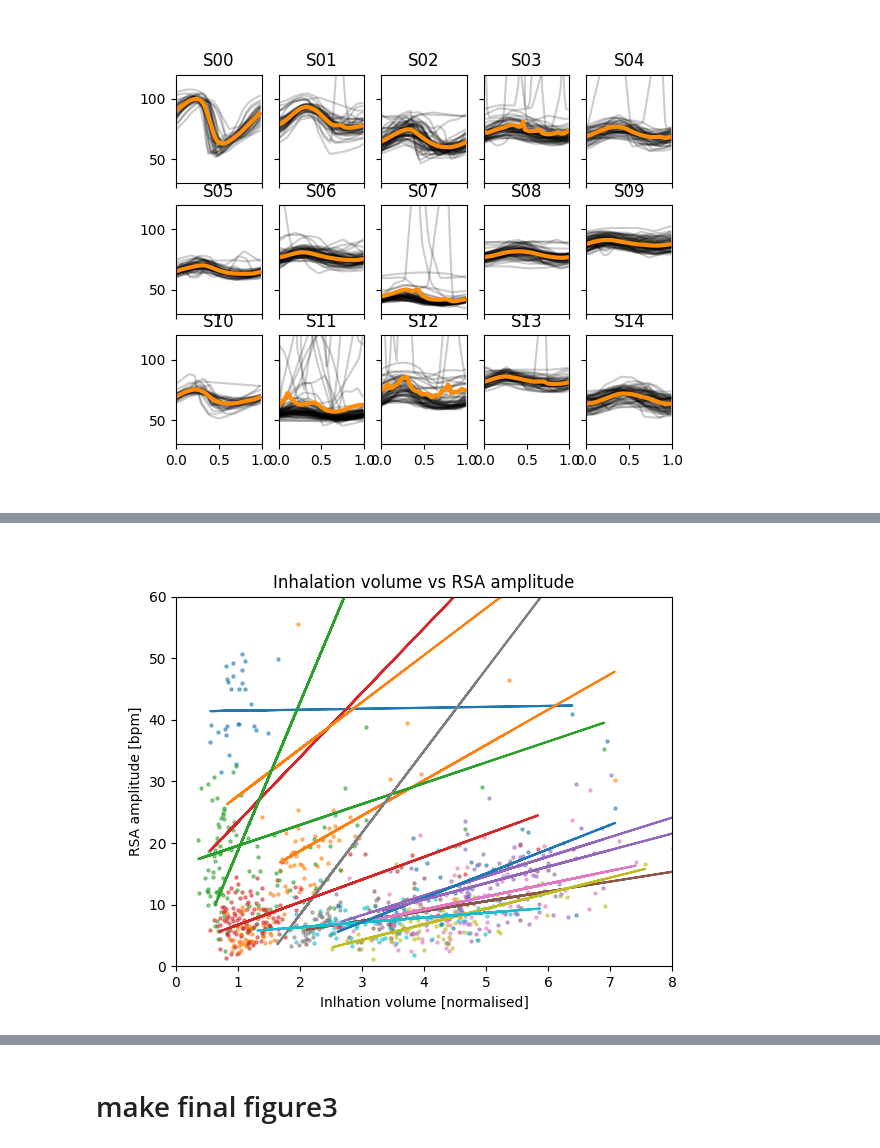
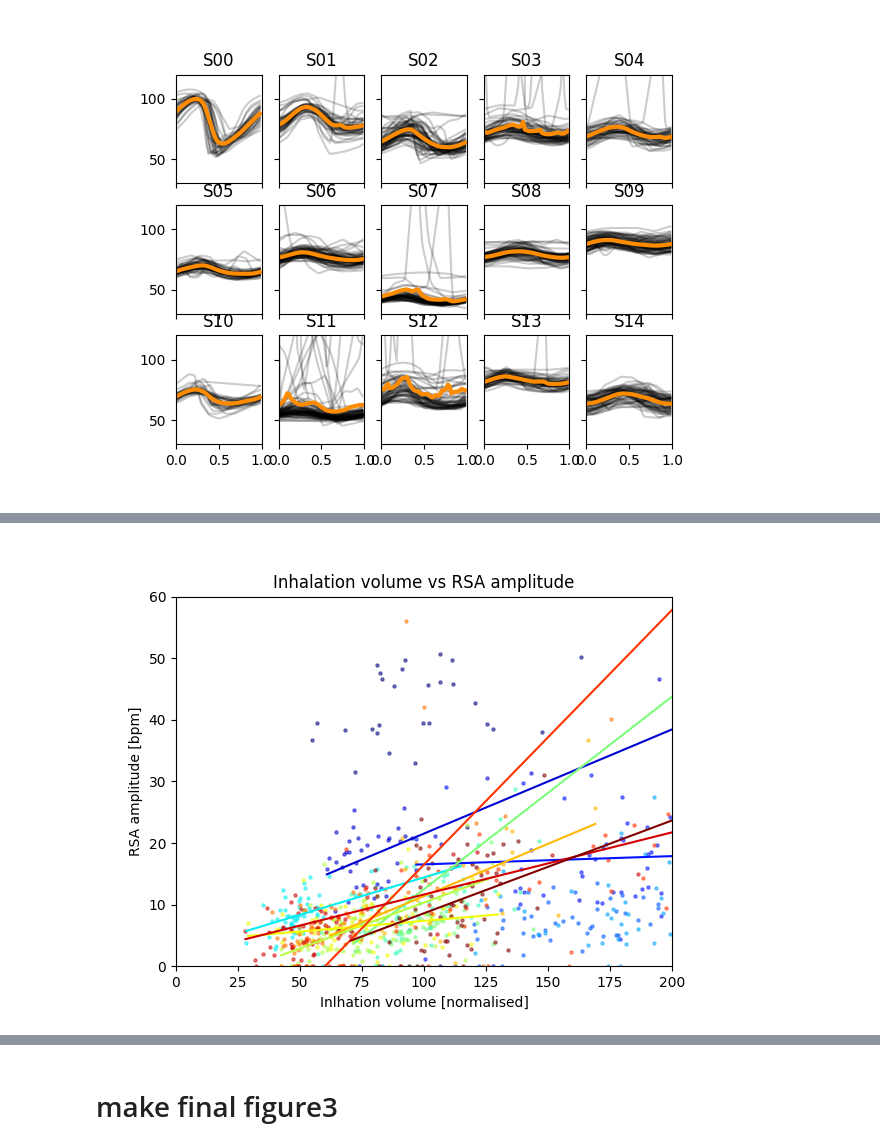
Before and after one commit to samuelgarcia/physio_benchmark, a Jupyter notebook: figure_3_examples.ipynb, the cells around one changed output, grey strips where cells are left out. Cells and saved outputs as stored; diff of their text form; code cells hidden in the pictures.

```diff
--- a/figure_3_examples.ipynb
+++ b/figure_3_examples.ipynb
@@ -131,33 +166,42 @@ make_figure_3b(ax, axs)
 # %%
 # %matplotlib inline
 %matplotlib widget
 
 def make_figure_3c(ax):
+    cmap = plt.get_cmap('jet', num_subject)
+    colors = [cmap(i) for i in range(num_subject)]
     for subject_num in range(num_subject):
         resp_cycles = all_resp_cycles[subject_num]
         rsa_cycles = all_rsa_cycles[subject_num]
 
-        x, y = resp_cycles['inspi_volume'].values, rsa_cycles['amplitude'].values
+        x = resp_cycles['inspi_volume'].values
+        # x = x / np.std(x)
+        # x = (x - np.mean(x)) / np.std(x)
 
-        x = x / np.std(x)
+        y = rsa_cycles['amplitude'].values
 
-        ax.scatter(x, y, s=5, alpha=0.5)
+        ax.scatter(x, y, s=5, alpha=0.5, color=colors[subject_num])
 
         res = scipy.stats.linregress(x, y)
 
-        y_pred = x * res.slope + res.intercept
-        ax.plot(x, y_pred)
+        if res.pvalue < 0.05:
+            x = np.sort(x)
+            y_pred = x * res.slope + res.intercept
+            ax.plot(x, y_pred, color=colors[subject_num])
+            # print(subject_num, res)
 
 
 
     ax.set_ylim(0, 60.)
-    ax.set_xlim(0, 8.)
+    # ax.set_xlim(0, 8.)
+    # ax.set_xlim(-8, 8.)
+    ax.set_xlim(0, 200.)
 
     ax.set_xlabel('Inlhation volume [normalised]')
     ax.set_ylabel('RSA amplitude [bpm]')
     ax.set_title('Inhalation volume vs RSA amplitude')
 
 fig, ax = plt.subplots()
 make_figure_3c(ax)
 # %% [output]
-[figure, old version]
+[figure, new version]
```
Also changed, not shown: parts of 9 cells of this notebook, 1 other file.
